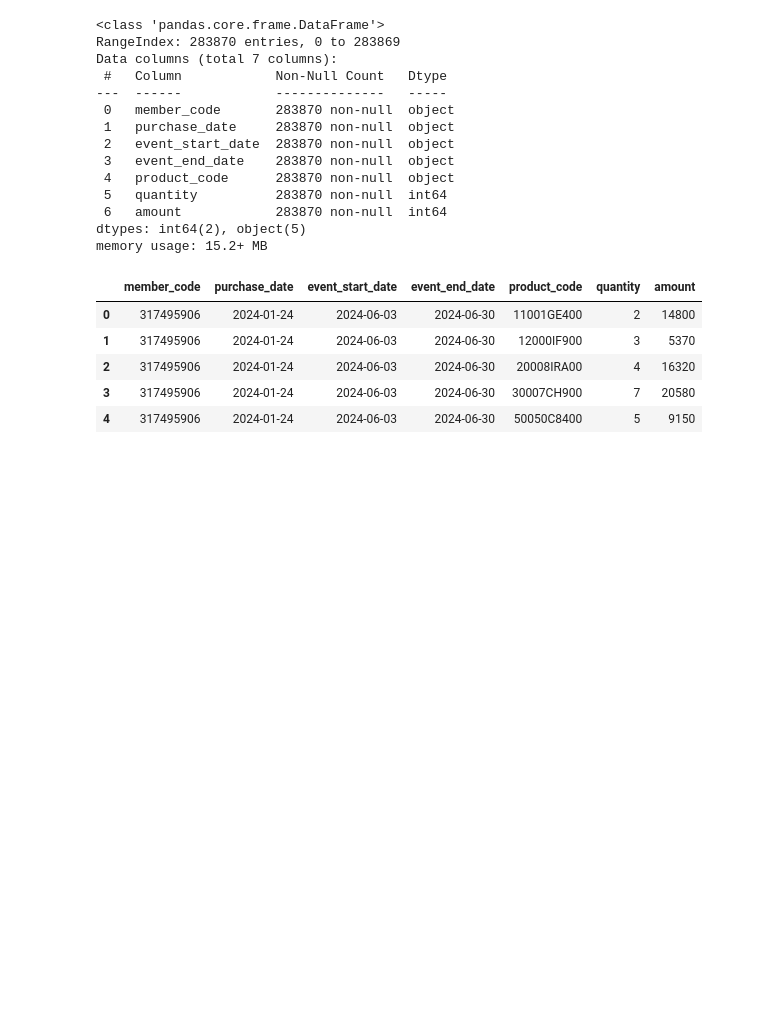
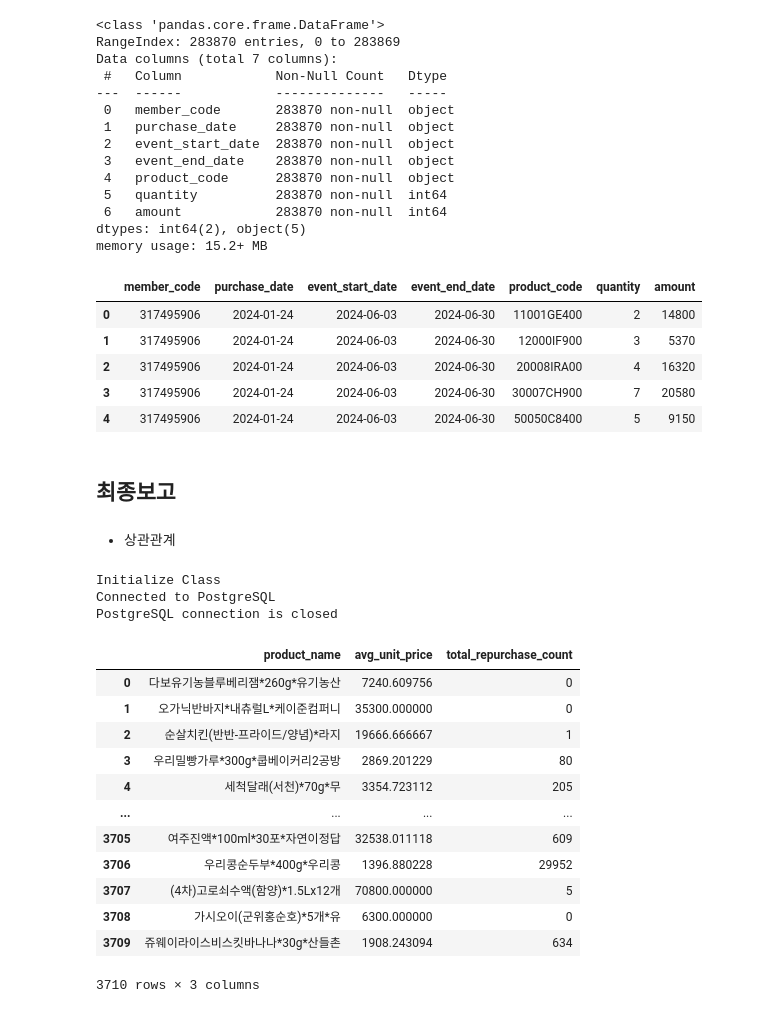
Before and after one commit to KIM-DKA/online_mall, a Jupyter notebook: notebooks/app_online_mall.ipynb, the cells around one changed output. Drawn from its saved outputs; the diff is of its cells as text; code cells hidden in the pictures; blank space fills up the shorter version.

```diff
--- a/notebooks/app_online_mall.ipynb
+++ b/notebooks/app_online_mall.ipynb
@@ -905,3 +905,39 @@ marketing_effect.head()
 | 2 | 317495906 | 2024-01-24 | 2024-06-03 | 2024-06-30 | 20008IRA00 | 4 | 16320 |
 | 3 | 317495906 | 2024-01-24 | 2024-06-03 | 2024-06-30 | 30007CH900 | 7 | 20580 |
 | 4 | 317495906 | 2024-01-24 | 2024-06-03 | 2024-06-30 | 50050C8400 | 5 | 9150 |
+# %% [markdown]
+## 최종보고
+# %% [markdown]
+- 상관관계
+# %%
+# PostgreSQL 연결
+postgre = PostgreSQL(config_file_path=config_path, request_url='local_postgre')
+postgre.connect()
+
+# 스키마 'online_mall'에서 테이블 목록 가져오는 쿼리
+query = """
+   select * from final_task.unit_price_repur_chase_count_cor_grouped
+"""
+
+df = postgre.read_data(query)
+postgre.close()
+# %% [output]
+Initialize Class
+Connected to PostgreSQL
+PostgreSQL connection is closed
+# %%
+df
+# %% [output]
+|  | product_name | avg_unit_price | total_repurchase_count |
+| 0 | 다보유기농블루베리잼*260g*유기농산 | 7240.609756 | 0 |
+| 1 | 오가닉반바지*내츄럴L*케이준컴퍼니 | 35300.000000 | 0 |
+| 2 | 순살치킨(반반-프라이드/양념)*라지 | 19666.666667 | 1 |
+| 3 | 우리밀빵가루*300g*쿱베이커리2공방 | 2869.201229 | 80 |
+| 4 | 세척달래(서천)*70g*무 | 3354.723112 | 205 |
+| ... | ... | ... | ... |
+| 3705 | 여주진액*100ml*30포*자연이정답 | 32538.011118 | 609 |
+| 3706 | 우리콩순두부*400g*우리콩 | 1396.880228 | 29952 |
+| 3707 | (4차)고로쇠수액(함양)*1.5Lx12개 | 70800.000000 | 5 |
+| 3708 | 가시오이(군위홍순호)*5개*유 | 6300.000000 | 0 |
+| 3709 | 쥬웨이라이스비스킷바나나*30g*산들촌 | 1908.243094 | 634 |
+3710 rows × 3 columns
```
Also changed, not shown: parts of 10 cells of this notebook, 22 other files.
